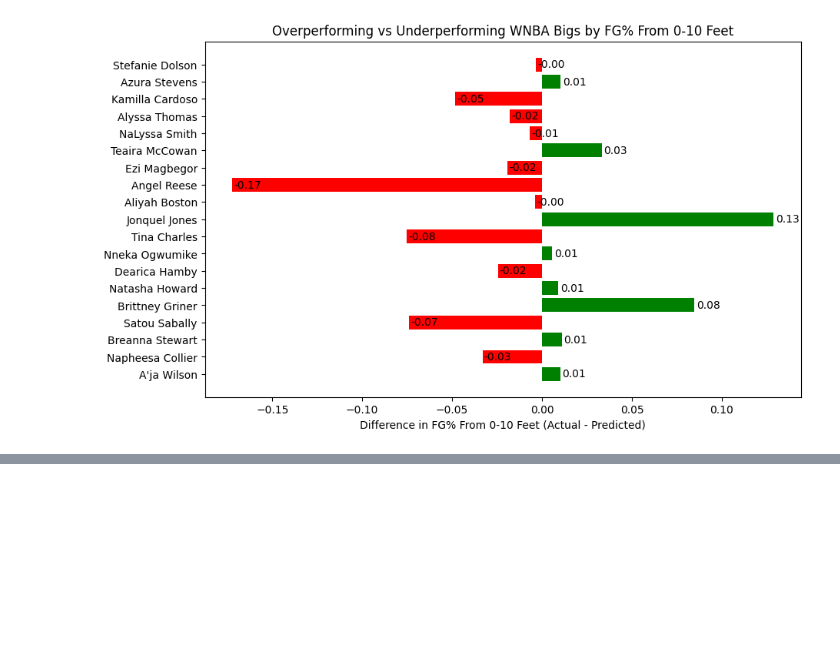
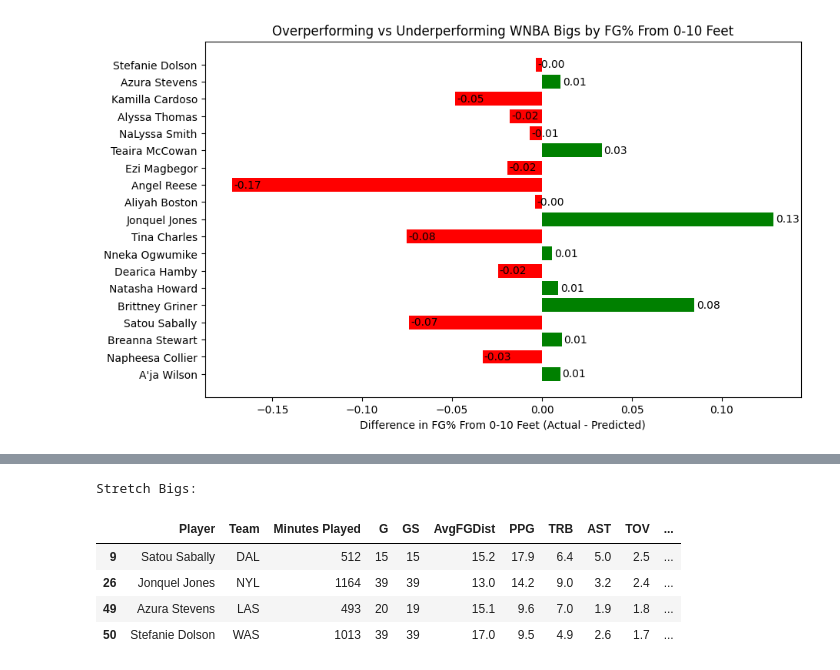
Before and after one commit to vtrackstar/Google-DA-Projects, a Jupyter notebook: 2024-wnba-bigs-linear-regression-and-kmeans.ipynb, the cells around one changed output, grey strips where cells are left out. Saved outputs shown, nothing was run; the diff lists cells and outputs as text; code cells hidden in the pictures; blank space fills up the shorter version.

```diff
--- a/2024-wnba-bigs-linear-regression-and-kmeans.ipynb
+++ b/2024-wnba-bigs-linear-regression-and-kmeans.ipynb
@@ -270,0 +268,18 @@ Stretch Bigs:
+# %%
+print("\nStretch Bigs:")
+Sbigs_stretch[['Player', 'Team', 'G', 'GS', 'AvgFGDist', 'PTS', 'TRB', 'AST', 'TOV', 'FT%', '%FGA_0-10', 'FG%_0-10', '3PA', '3P%', 'PER', 'USG%', 'WS', 'ShootFoulDrawn', 'OffFoulCmtd', 'And1s']]
+stretch = Sbigs_stretch.copy()
+stretch.rename(columns={'PTS': 'PPG'}, inplace=True)
+stretch.rename(columns={'MP': 'Minutes Played'}, inplace=True)
+stretch.rename(columns={'FGA_0-10Tot': 'Total FGA From 0-10 Feet'}, inplace=True)
+stretch.rename(columns={'FG%_0-10': 'FG% 0-10 Feet'}, inplace=True)
+stretch.rename(columns={'FG%_predicted': 'Predicted FG% From 0-10 Feet'}, inplace=True)
+stretch.rename(columns={'FG%_difference': 'Difference In FG% From 0-10 Feet'}, inplace=True)
+stretch[col1].head()
+# %% [output]
+Stretch Bigs:
+|  | Player | Team | Minutes Played | G | GS | AvgFGDist | PPG | TRB | AST | TOV | ... |
+| 9 | Satou Sabally | DAL | 512 | 15 | 15 | 15.2 | 17.9 | 6.4 | 5.0 | 2.5 | ... |
+| 26 | Jonquel Jones | NYL | 1164 | 39 | 39 | 13.0 | 14.2 | 9.0 | 3.2 | 2.4 | ... |
+| 49 | Azura Stevens | LAS | 493 | 20 | 19 | 15.1 | 9.6 | 7.0 | 1.9 | 1.8 | ... |
+| 50 | Stefanie Dolson | WAS | 1013 | 39 | 39 | 17.0 | 9.5 | 4.9 | 2.6 | 1.7 | ... |
```
Also changed, not shown: parts of 13 cells of this notebook.
